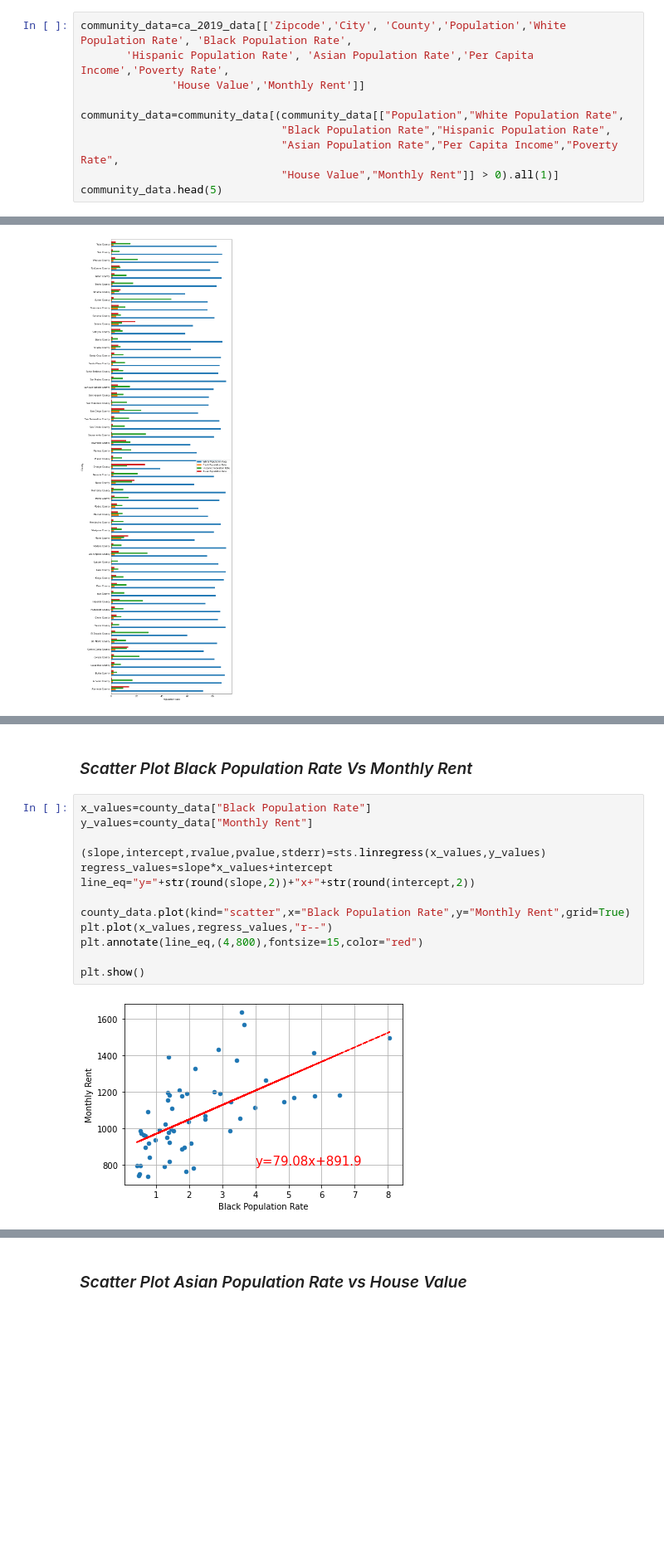
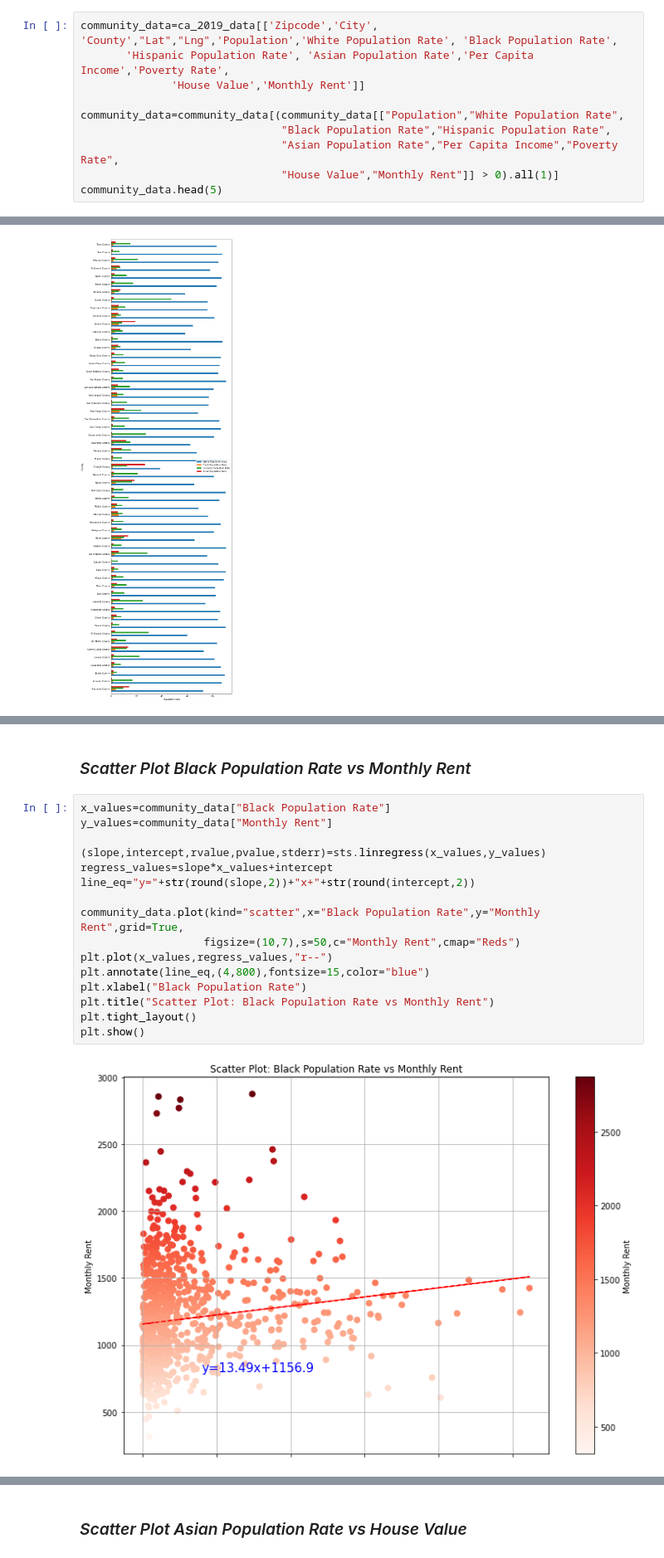
Before and after one commit to pandeysudip/housing-price, a Jupyter notebook: house_value_community_analisys.ipynb, the cells around one changed output, grey strips where cells are left out. Shown at 83% size. Drawn from its saved outputs; the diff is of its cells as text; blank space fills up the shorter version.

```diff
--- a/house_value_community_analisys.ipynb
+++ b/house_value_community_analisys.ipynb
@@ -38,7 +38,7 @@ Index(['Zipcode', 'Population', 'Median Age', 'Household Income',
        'Lat', 'Lng', 'Housing_units', 'State'],
       dtype='object')
 # %%
-community_data=ca_2019_data[['Zipcode','City', 'County','Population','White Population Rate', 'Black Population Rate',
+community_data=ca_2019_data[['Zipcode','City', 'County',"Lat","Lng",'Population','White Population Rate', 'Black Population Rate',
        'Hispanic Population Rate', 'Asian Population Rate','Per Capita Income','Poverty Rate',
               'House Value','Monthly Rent']]
 
@@ -136,18 +146,21 @@ plt.show()
 # %% [markdown]
-### *Scatter Plot Black Population Rate Vs Monthly Rent*
+### *Scatter Plot Black Population Rate vs Monthly Rent*
 # %%
-x_values=county_data["Black Population Rate"]
-y_values=county_data["Monthly Rent"]
+x_values=community_data["Black Population Rate"]
+y_values=community_data["Monthly Rent"]
 
 (slope,intercept,rvalue,pvalue,stderr)=sts.linregress(x_values,y_values)
 regress_values=slope*x_values+intercept
 line_eq="y="+str(round(slope,2))+"x+"+str(round(intercept,2))
 
-county_data.plot(kind="scatter",x="Black Population Rate",y="Monthly Rent",grid=True)
+community_data.plot(kind="scatter",x="Black Population Rate",y="Monthly Rent",grid=True,
+                   figsize=(10,7),s=50,c="Monthly Rent",cmap="Reds")
 plt.plot(x_values,regress_values,"r--")
-plt.annotate(line_eq,(4,800),fontsize=15,color="red")
-
+plt.annotate(line_eq,(4,800),fontsize=15,color="blue")
+plt.xlabel("Black Population Rate")
+plt.title("Scatter Plot: Black Population Rate vs Monthly Rent")
+plt.tight_layout()
 plt.show()
 # %% [output]
-[figure, old version]
+[figure, new version]
 # %% [markdown]
```
Also changed, not shown: parts of 30 cells of this notebook, 1 other file.
